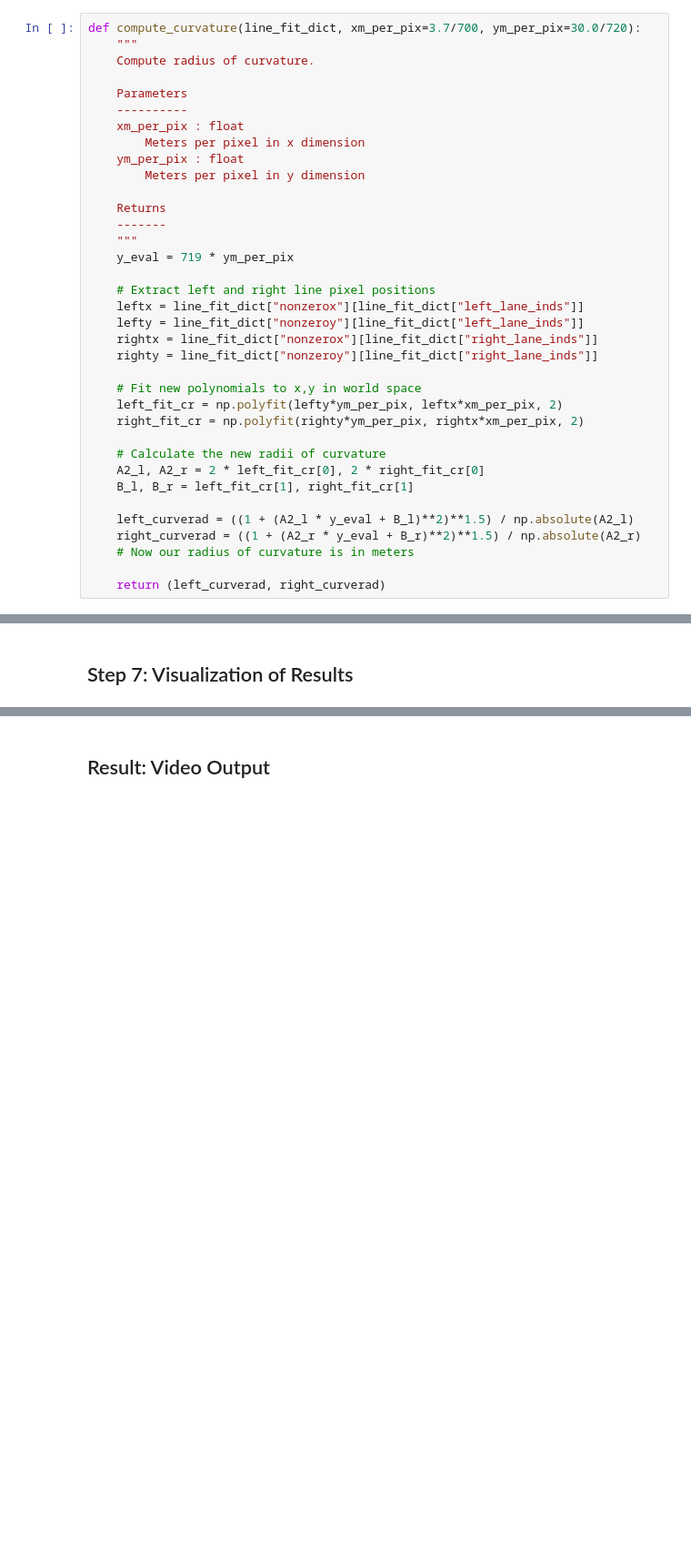
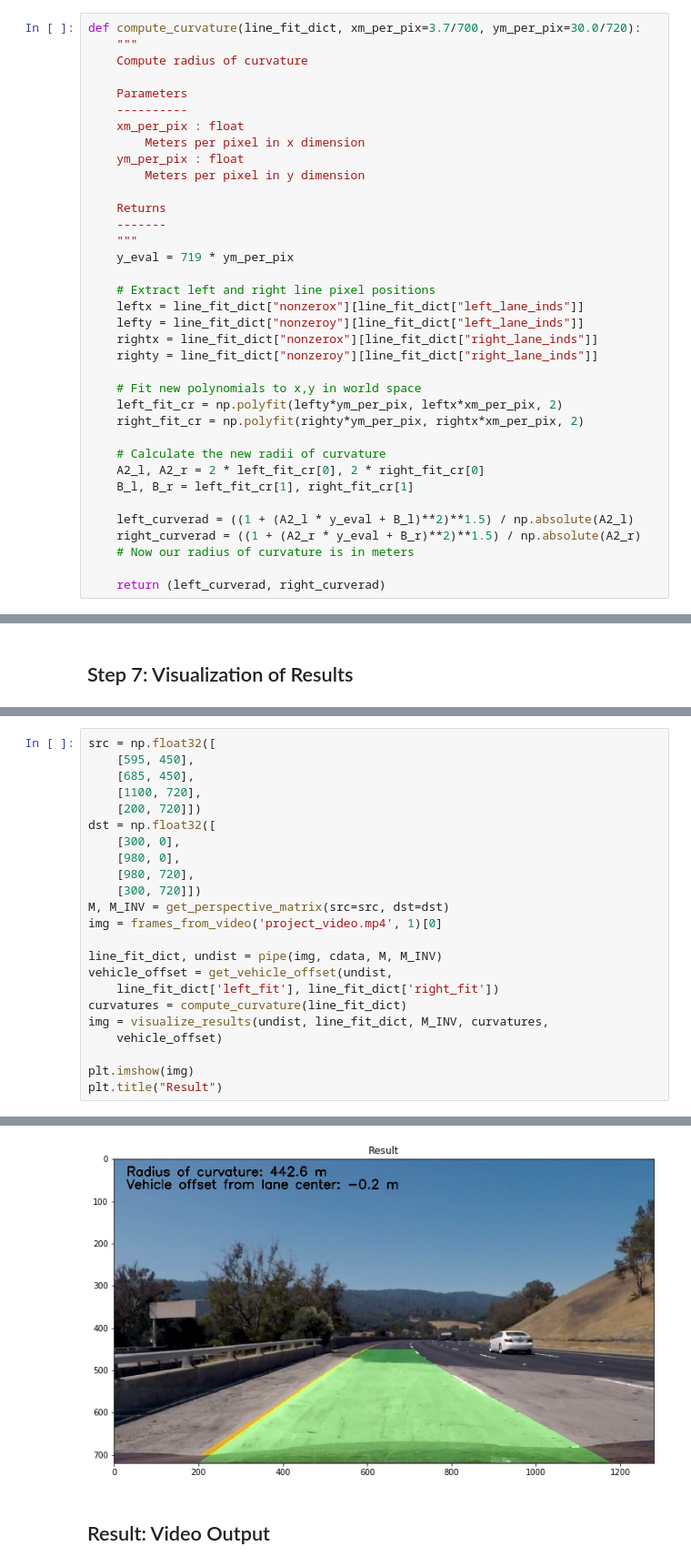
Before and after one commit to bubalazi/carnd-advanced-lane-finding, a Jupyter notebook: WriteUp.ipynb, the cells around one changed output, grey strips where cells are left out. Shown at 91% size. Cells and saved outputs as stored; diff of their text form; blank space fills up the shorter version.

```diff
--- a/WriteUp.ipynb
+++ b/WriteUp.ipynb
@@ -414,7 +452,7 @@ $$
 # %%
 def compute_curvature(line_fit_dict, xm_per_pix=3.7/700, ym_per_pix=30.0/720):
     """
-    Compute radius of curvature.
+    Compute radius of curvature
 
     Parameters
     ----------
@@ -536,0 +538,24 @@ plt.title("Result")
+# %%
+src = np.float32([
+    [595, 450],
+    [685, 450],
+    [1100, 720],
+    [200, 720]])
+dst = np.float32([
+    [300, 0],
+    [980, 0],
+    [980, 720],
+    [300, 720]])
+M, M_INV = get_perspective_matrix(src=src, dst=dst)
+img = frames_from_video('project_video.mp4', 1)[0]
+
+line_fit_dict, undist = pipe(img, cdata, M, M_INV)
+vehicle_offset = get_vehicle_offset(undist,
+    line_fit_dict['left_fit'], line_fit_dict['right_fit'])
+curvatures = compute_curvature(line_fit_dict)
+img = visualize_results(undist, line_fit_dict, M_INV, curvatures,
+    vehicle_offset)
+
+plt.imshow(img)
+plt.title("Result")
+# %% [output]
@@ -537,3 +563,4 @@ plt.title("Result")
+[figure, added]
 # %% [markdown]
 ## Result: Video Output
 # %%
```
Also changed, not shown: parts of 16 cells of this notebook, 3 other files.
